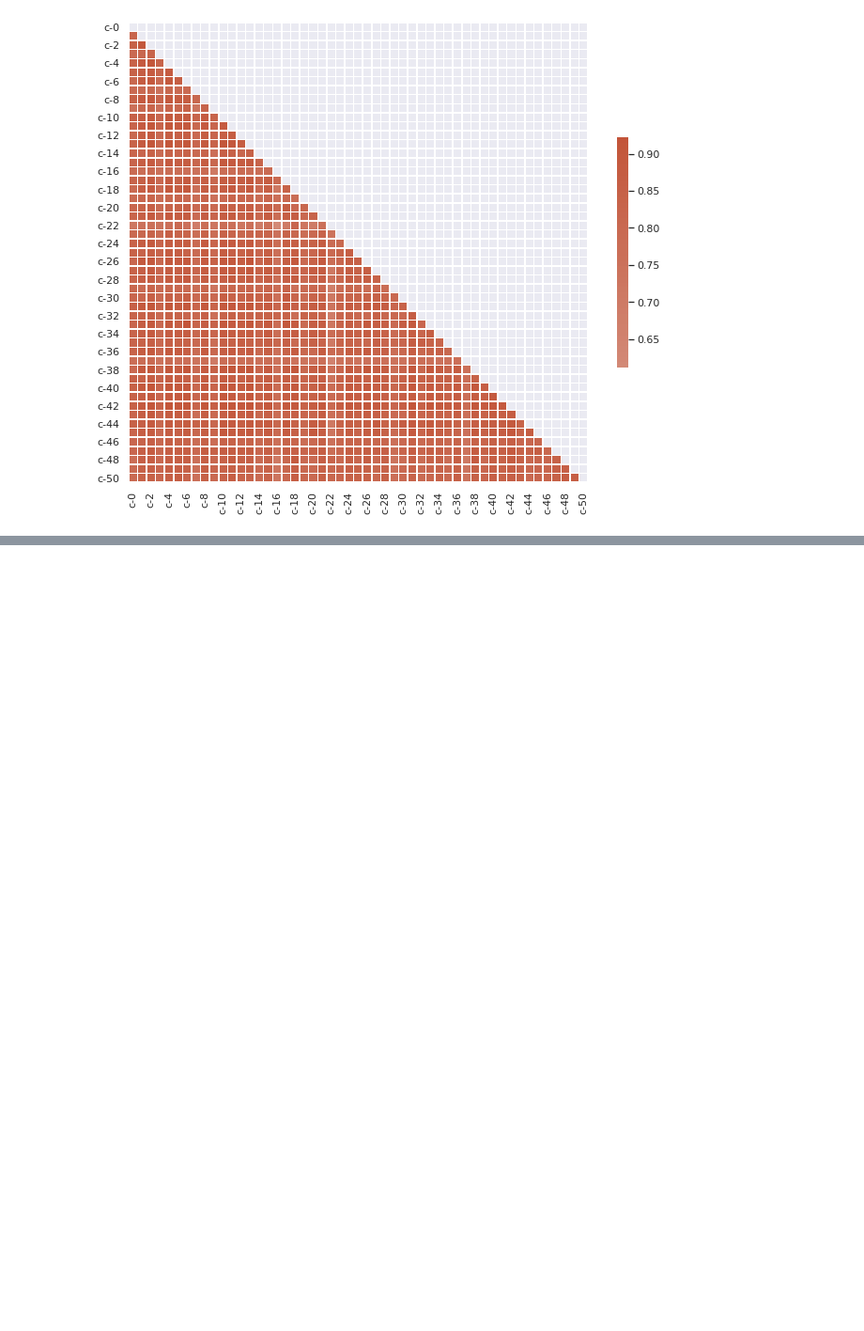
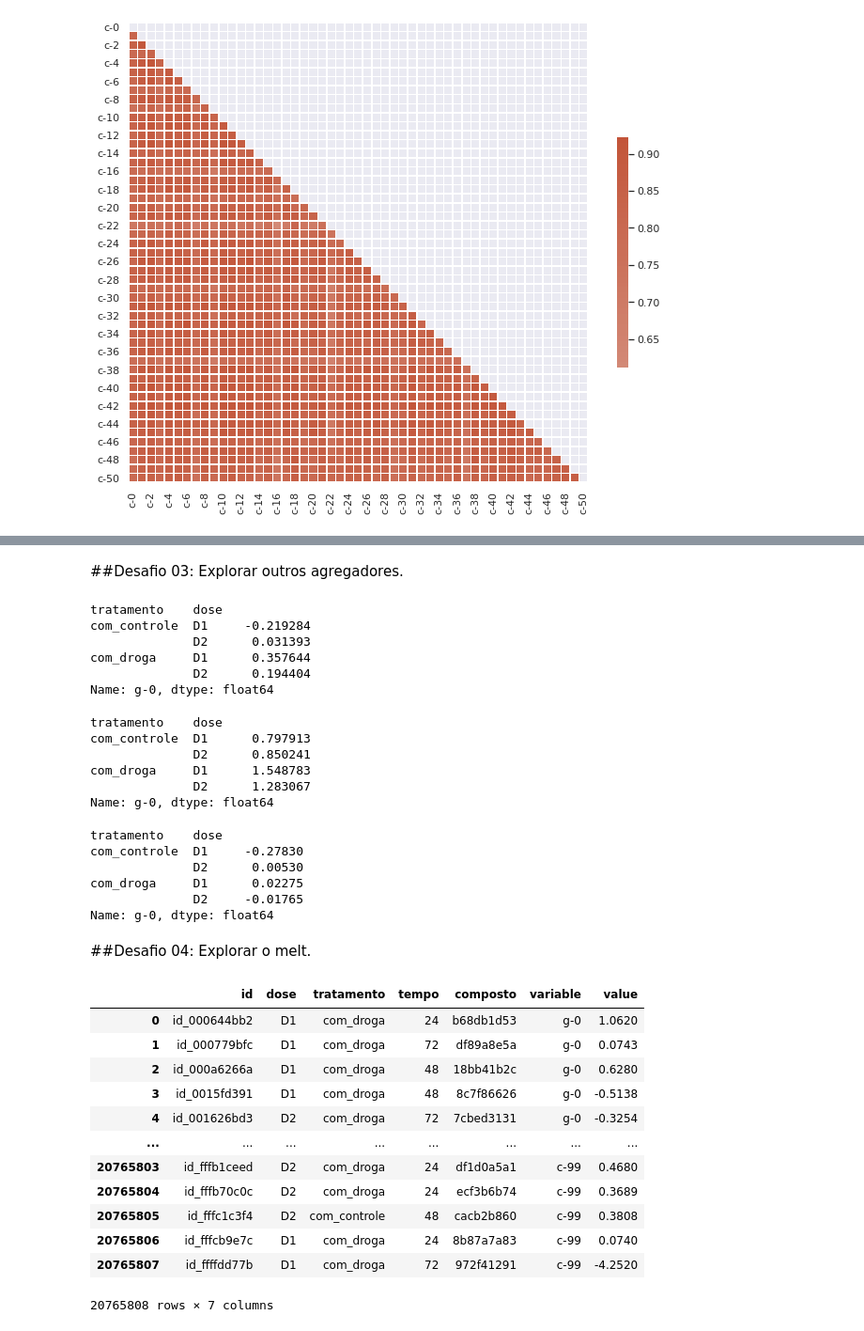
Before and after one commit to ThiagoBizacha/imersaodados3, a Jupyter notebook: Aula_03.ipynb, the cells around one changed output, grey strips where cells are left out. Shown at 94% size. Drawn from its saved outputs; the diff is of its cells as text; code cells hidden in the pictures; blank space fills up the shorter version.

```diff
--- a/Aula_03.ipynb
+++ b/Aula_03.ipynb
@@ -602,0 +614,53 @@ sns.heatmap(corr_celular, mask=mask, cmap=cmap, center=0,
+# %% [markdown]
+##Desafio 03: Explorar outros agregadores.
+# %%
+#média
+dados_mean = dados.groupby(['tratamento','dose'])['g-0'].mean()
+dados_mean
+# %% [output]
+tratamento    dose
+com_controle  D1     -0.219284
+              D2      0.031393
+com_droga     D1      0.357644
+              D2      0.194404
+Name: g-0, dtype: float64
+# %%
+#desvio padrão
+dados_std = dados.groupby(['tratamento','dose'])['g-0'].std()
+dados_std
+# %% [output]
+tratamento    dose
+com_controle  D1      0.797913
+              D2      0.850241
+com_droga     D1      1.548783
+              D2      1.283067
+Name: g-0, dtype: float64
+# %%
+#mediana
+dados_median = dados.groupby(['tratamento','dose'])['g-0'].median()
+dados_median
+# %% [output]
+tratamento    dose
+com_controle  D1     -0.27830
+              D2      0.00530
+com_droga     D1      0.02275
+              D2     -0.01765
+Name: g-0, dtype: float64
+# %% [markdown]
+##Desafio 04: Explorar o melt.
+# %%
+pd.melt(dados, id_vars=['id', 'dose', 'tratamento', 'tempo', 'composto'])
+# %% [output]
+|  | id | dose | tratamento | tempo | composto | variable | value |
+| 0 | id_000644bb2 | D1 | com_droga | 24 | b68db1d53 | g-0 | 1.0620 |
+| 1 | id_000779bfc | D1 | com_droga | 72 | df89a8e5a | g-0 | 0.0743 |
+| 2 | id_000a6266a | D1 | com_droga | 48 | 18bb41b2c | g-0 | 0.6280 |
+| 3 | id_0015fd391 | D1 | com_droga | 48 | 8c7f86626 | g-0 | -0.5138 |
+| 4 | id_001626bd3 | D2 | com_droga | 72 | 7cbed3131 | g-0 | -0.3254 |
+| ... | ... | ... | ... | ... | ... | ... | ... |
+| 20765803 | id_fffb1ceed | D2 | com_droga | 24 | df1d0a5a1 | c-99 | 0.4680 |
+| 20765804 | id_fffb70c0c | D2 | com_droga | 24 | ecf3b6b74 | c-99 | 0.3689 |
+| 20765805 | id_fffc1c3f4 | D2 | com_controle | 48 | cacb2b860 | c-99 | 0.3808 |
+| 20765806 | id_fffcb9e7c | D1 | com_droga | 24 | 8b87a7a83 | c-99 | 0.0740 |
+| 20765807 | id_ffffdd77b | D1 | com_droga | 72 | 972f41291 | c-99 | -4.2520 |
+20765808 rows × 7 columns
```
Also changed, not shown: parts of 21 cells of this notebook.
